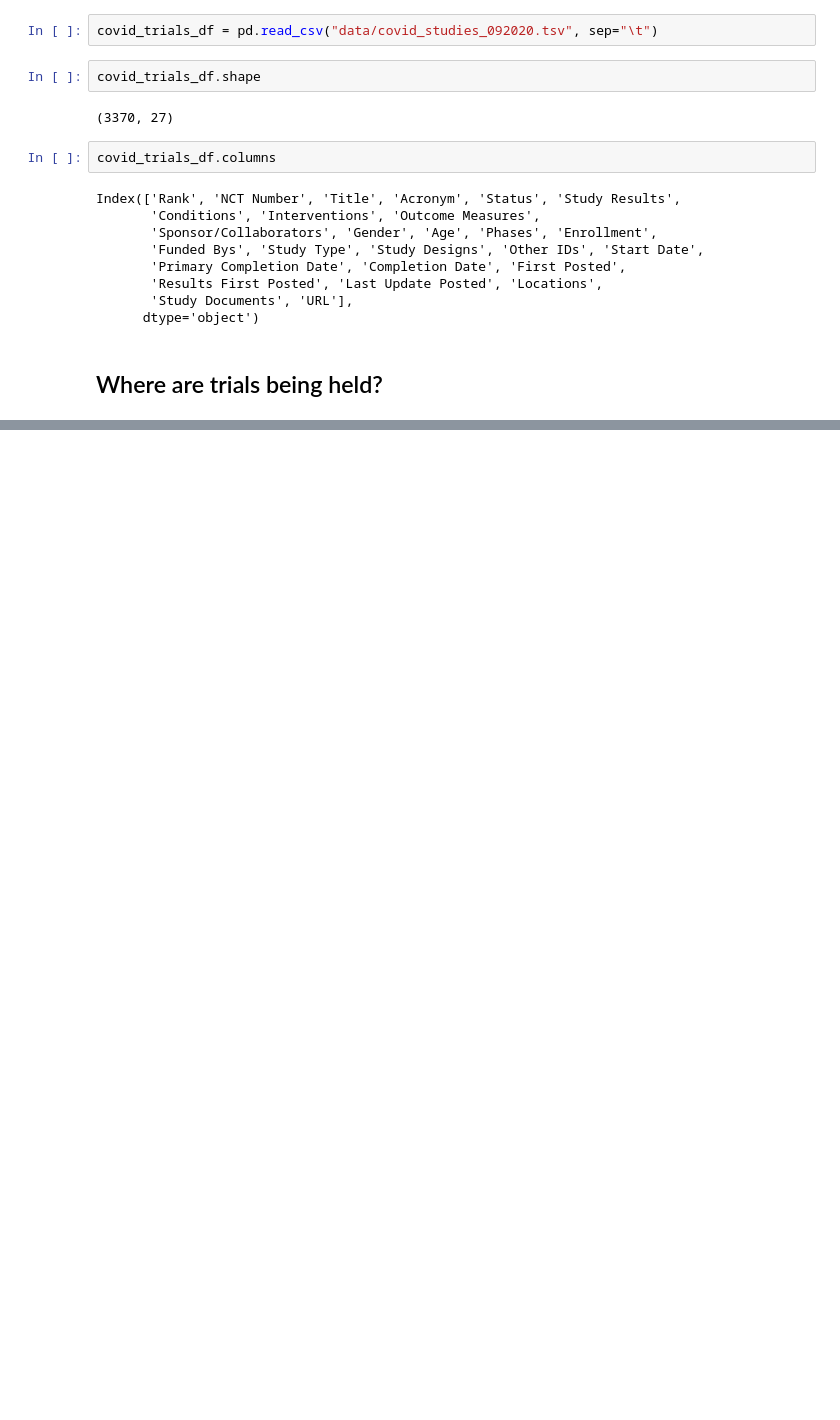
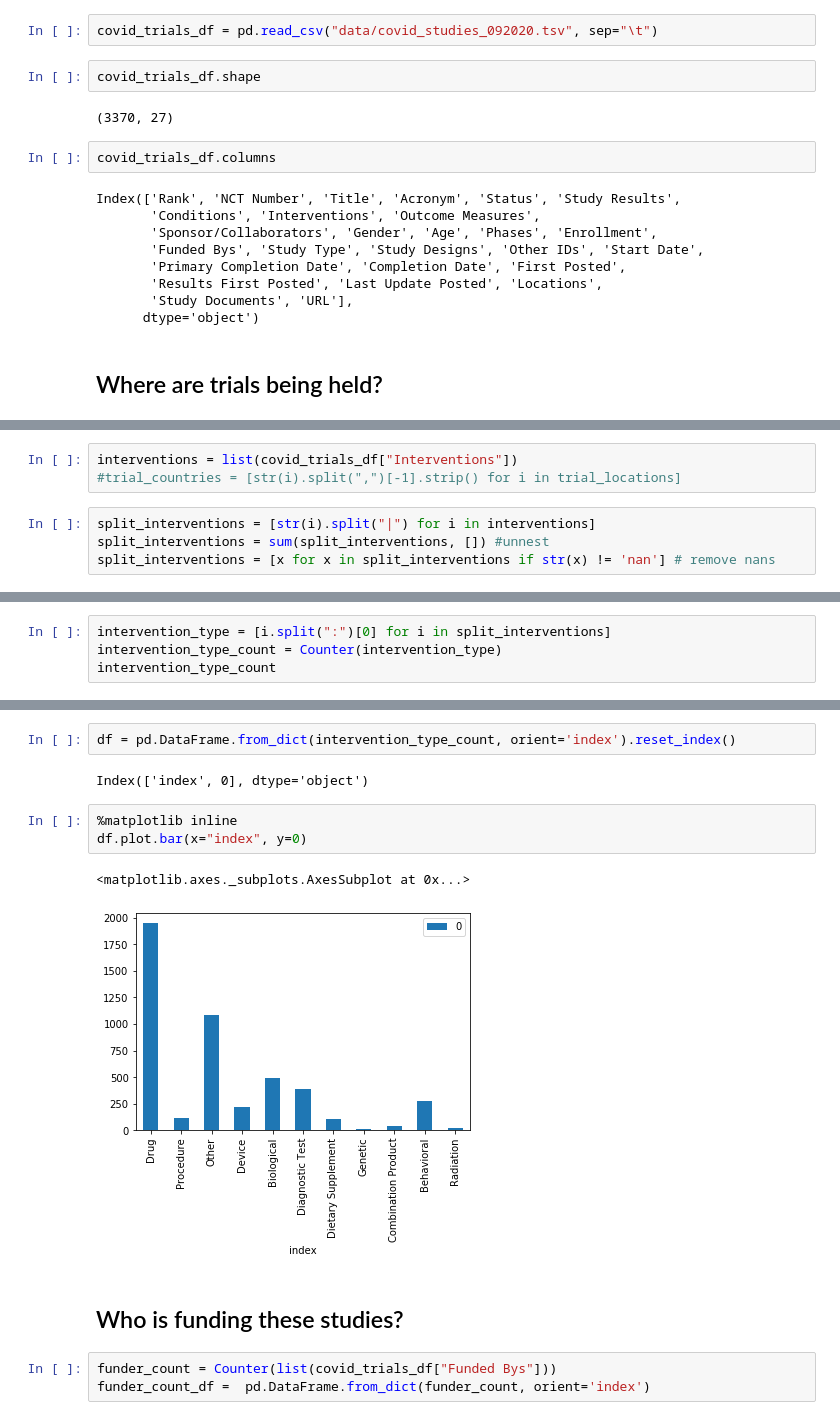
Before and after one commit to oena/bios823_final_project, a Jupyter notebook: exploratory_analyses/initial_clinical_trial_EDA.ipynb, the cells around one changed output, grey strips where cells are left out. Drawn from its saved outputs; the diff is of its cells as text; blank space fills up the shorter version.

Commit message:
added initialexplorations of location, interventions, funding

```diff
--- a/exploratory_analyses/initial_clinical_trial_EDA.ipynb
+++ b/exploratory_analyses/initial_clinical_trial_EDA.ipynb
@@ -77,0 +135,7 @@ AttributeError: 'float' object has no attribute 'split'
+# %%
+interventions = list(covid_trials_df["Interventions"])
+#trial_countries = [str(i).split(",")[-1].strip() for i in trial_locations]
+# %%
+split_interventions = [str(i).split("|") for i in interventions]
+split_interventions = sum(split_interventions, []) #unnest
+split_interventions = [x for x in split_interventions if str(x) != 'nan'] # remove nans
@@ -77,0 +168,4 @@ AttributeError: 'float' object has no attribute 'split'
+# %%
+intervention_type = [i.split(":")[0] for i in split_interventions]
+intervention_type_count = Counter(intervention_type)
+intervention_type_count
@@ -77,0 +184,15 @@ AttributeError: 'float' object has no attribute 'split'
+# %%
+df = pd.DataFrame.from_dict(intervention_type_count, orient='index').reset_index()
+# %% [output]
+Index(['index', 0], dtype='object')
+# %%
+%matplotlib inline
+df.plot.bar(x="index", y=0)
+# %% [output]
+<matplotlib.axes._subplots.AxesSubplot at 0x...>
+[figure, added]
+# %% [markdown]
+## Who is funding these studies?
+# %%
+funder_count = Counter(list(covid_trials_df["Funded Bys"]))
+funder_count_df =  pd.DataFrame.from_dict(funder_count, orient='index')
```
Also changed, not shown: parts of 18 cells of this notebook.
